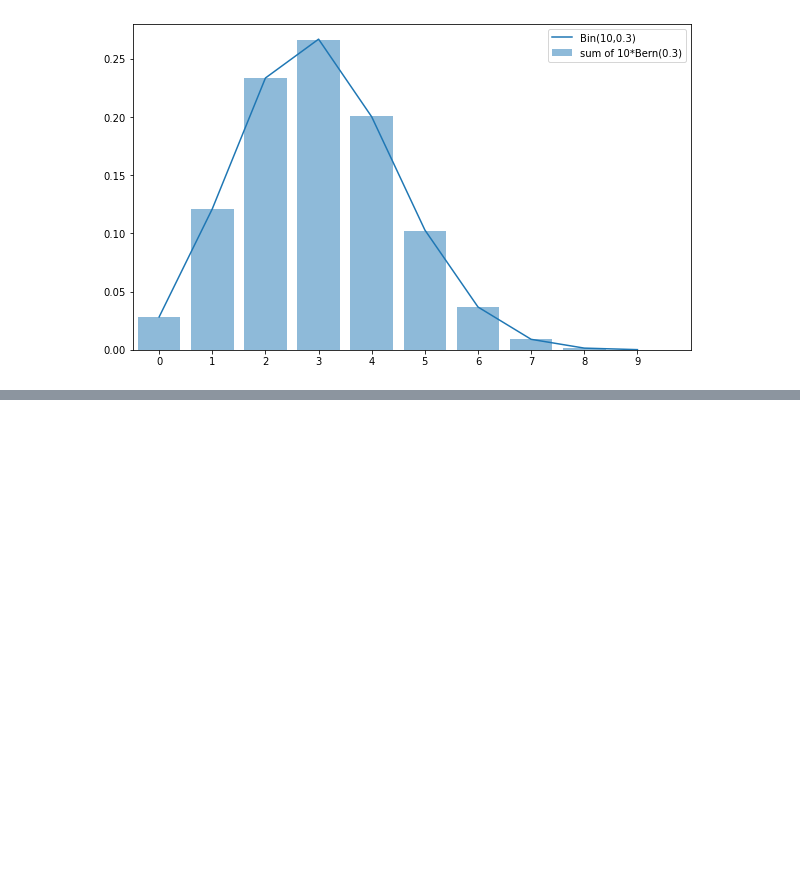
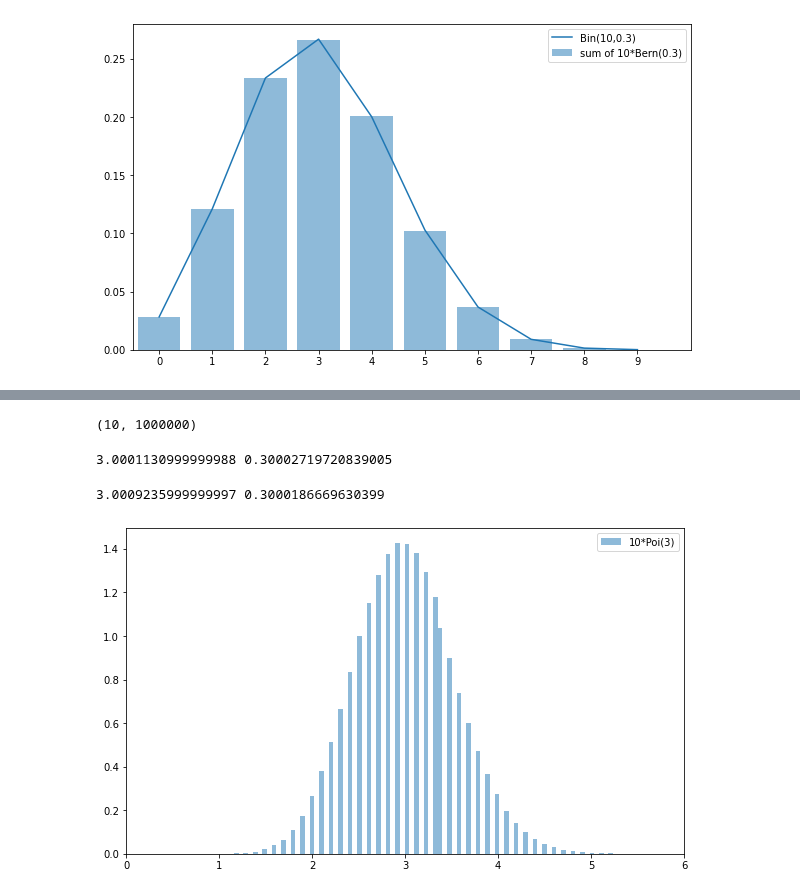
Before and after one commit to bnv20/kdt5, a Jupyter notebook: m3_통계/stat_4.ipynb, the cells around one changed output, grey strips where cells are left out. Drawn from its saved outputs; the diff is of its cells as text; code cells hidden in the pictures; blank space fills up the shorter version.

```diff
--- a/m3_통계/stat_4.ipynb
+++ b/m3_통계/stat_4.ipynb
@@ -257,0 +243,28 @@ plt.show()
+# %%
+lam = 3
+rv = stats.poisson(lam)
+
+n = 10
+sample_size = int(1e6)
+Xs_sample = rv.rvs((n,sample_size))
+
+Xs_sample.shape
+# %% [output]
+(10, 1000000)
+# %%
+# 기댓값과 분산이 다르다는 사실로 부터 포아송 분포를 따르지 않는다는 것을 알 수 있다.
+sample_mean = np.mean(Xs_sample, axis = 0)
+print( np.mean(sample_mean), np.var(sample_mean))
+# %% [output]
+3.0001130999999988 0.30002719720839005
+# %%
+# 중심극한정리에 의하여 좌우대칭인 산 모양의 정규분포에 근사한다.
+plt.figure(figsize = (10,6))
+plt.hist(sample_mean, bins = 100, density = True, alpha = 0.5, label = f'10*Poi({lam})')
+
+plt.legend()
+plt.xlim(lam-lam,lam+lam)
+plt.show()
+# %% [output]
+3.0009235999999997 0.3000186669630399
+[figure, added]
```
Also changed, not shown: parts of 23 cells of this notebook, 1 other file.
